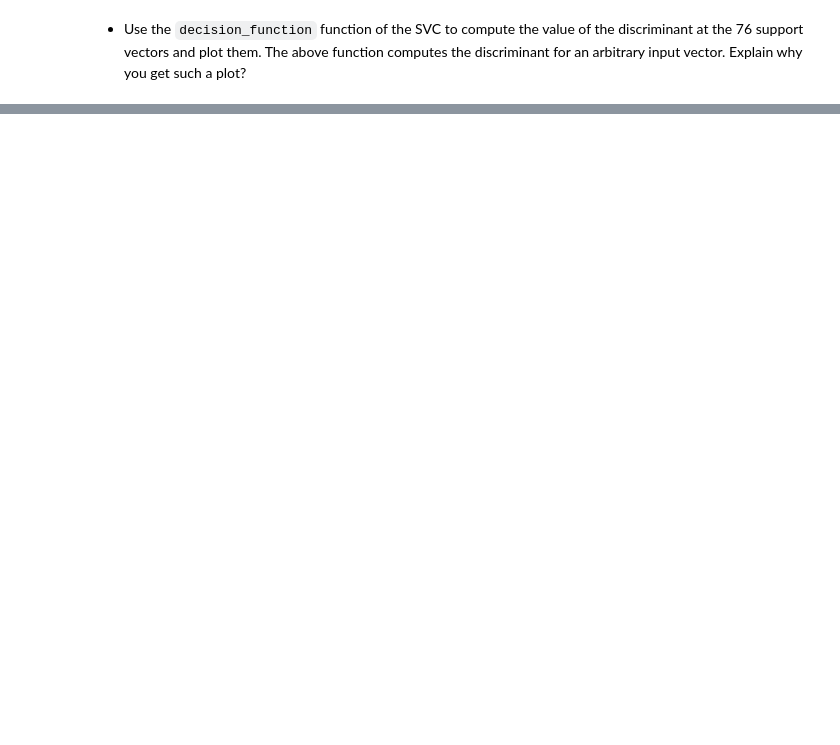
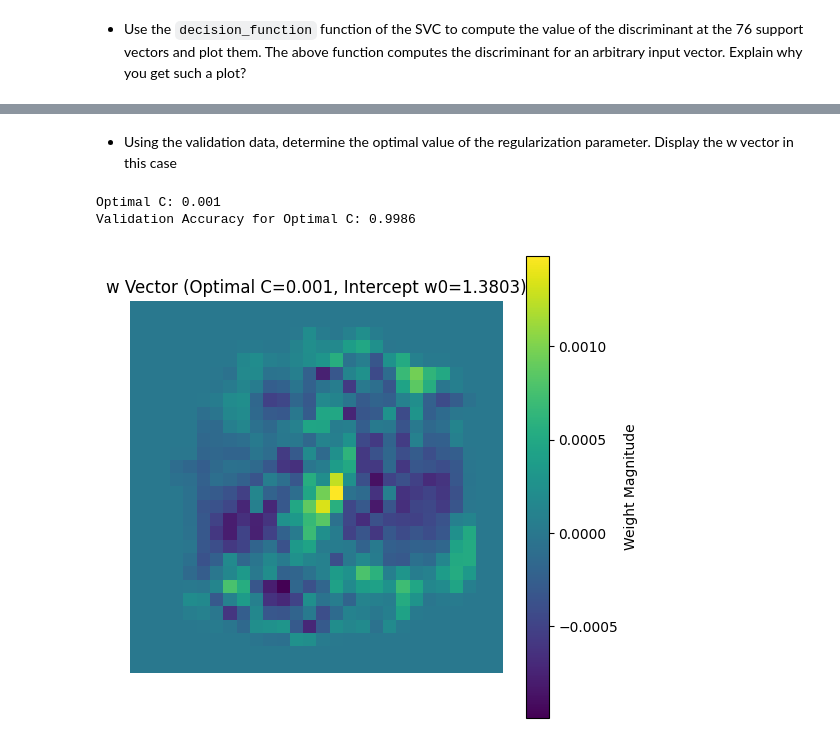
Before and after one commit to bmcano/homework-assignments, a Jupyter notebook: Machine-Learning/Project/Project.ipynb, the cells around one changed output, grey strips where cells are left out. Saved outputs shown, nothing was run; the diff lists cells and outputs as text; code cells hidden in the pictures; blank space fills up the shorter version.

```diff
--- a/Machine-Learning/Project/Project.ipynb
+++ b/Machine-Learning/Project/Project.ipynb
@@ -594,0 +692,40 @@ input vector. Explain why you get such a plot?
+# %% [markdown]
+- Using the validation data, determine the optimal value of the regularization parameter. Display the w vector in this case
+# %%
+C_values = [0.001, 0.01, 0.1, 1, 10, 100]
+validation_accuracies = []
+models = []
+
+# Train SVM for each C and evaluate on the validation set
+for C in C_values:
+    model = SVC(kernel='linear', C=C)
+    model.fit(X_train, y_train)
+    models.append(model)
+
+    # Predict on validation set
+    y_val_pred = model.predict(X_val)
+    accuracy = accuracy_score(y_val, y_val_pred)
+    validation_accuracies.append(accuracy)
+
+# Find the optimal C (maximizing accuracy)
+optimal_index = np.argmax(validation_accuracies)
+optimal_C = C_values[optimal_index]
+optimal_model = models[optimal_index]
+
+print(f"Optimal C: {optimal_C}")
+print(f"Validation Accuracy for Optimal C: {validation_accuracies[optimal_index]:.4f}")
+
+# Display the w vector for the optimal C
+w_optimal = optimal_model.coef_.reshape(28, 28)  # Reshape to image
+w0_optimal = optimal_model.intercept_[0]
+
+plt.figure(figsize=(6, 6))
+plt.imshow(w_optimal, cmap='viridis')
+plt.colorbar(label="Weight Magnitude")
+plt.title(f"w Vector (Optimal C={optimal_C}, Intercept w0={w0_optimal:.4f})")
+plt.axis('off')
+plt.show()
+# %% [output]
+Optimal C: 0.001
+Validation Accuracy for Optimal C: 0.9986
+[figure, added]
```
Also changed, not shown: parts of 14 cells of this notebook.
